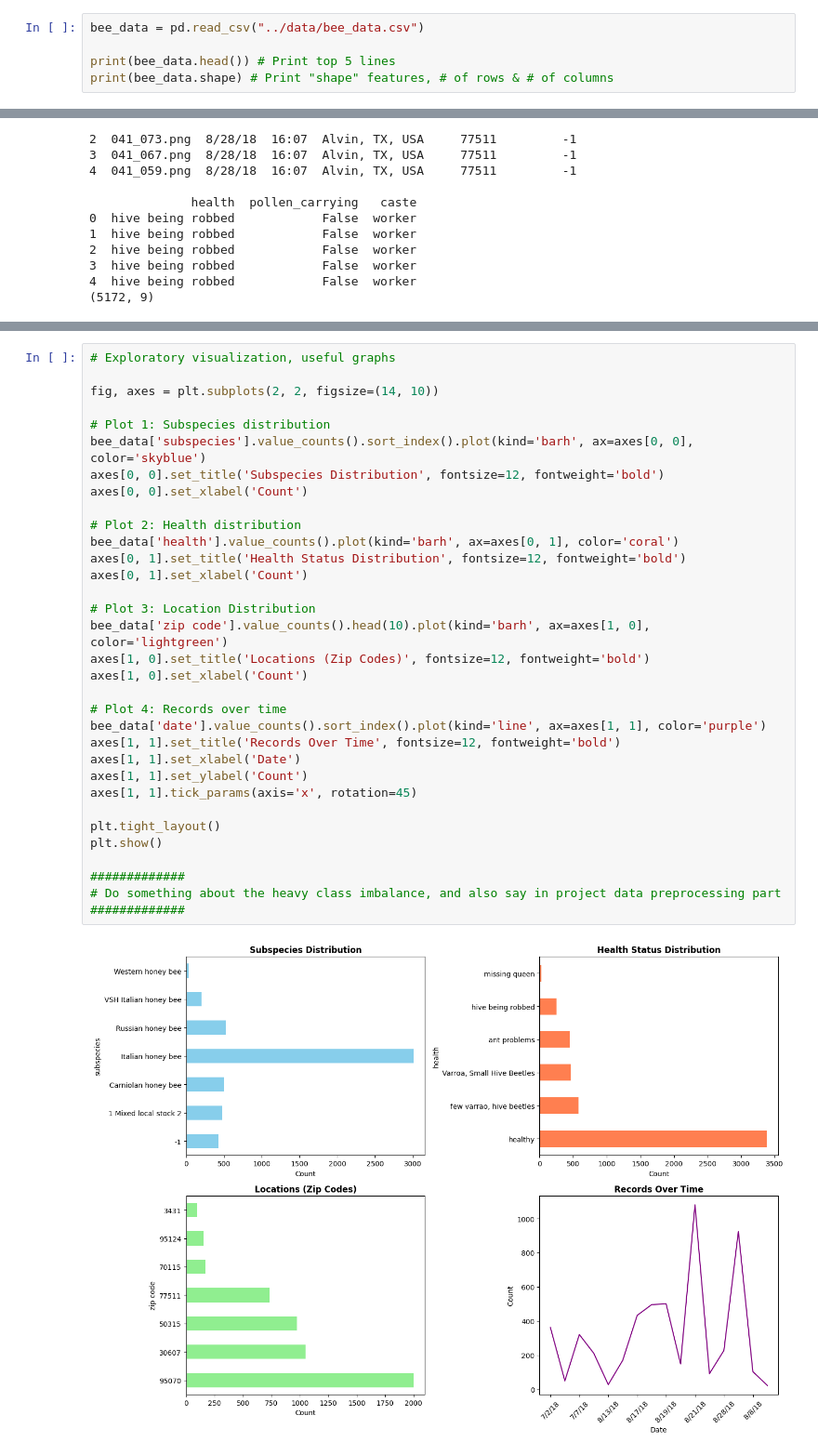
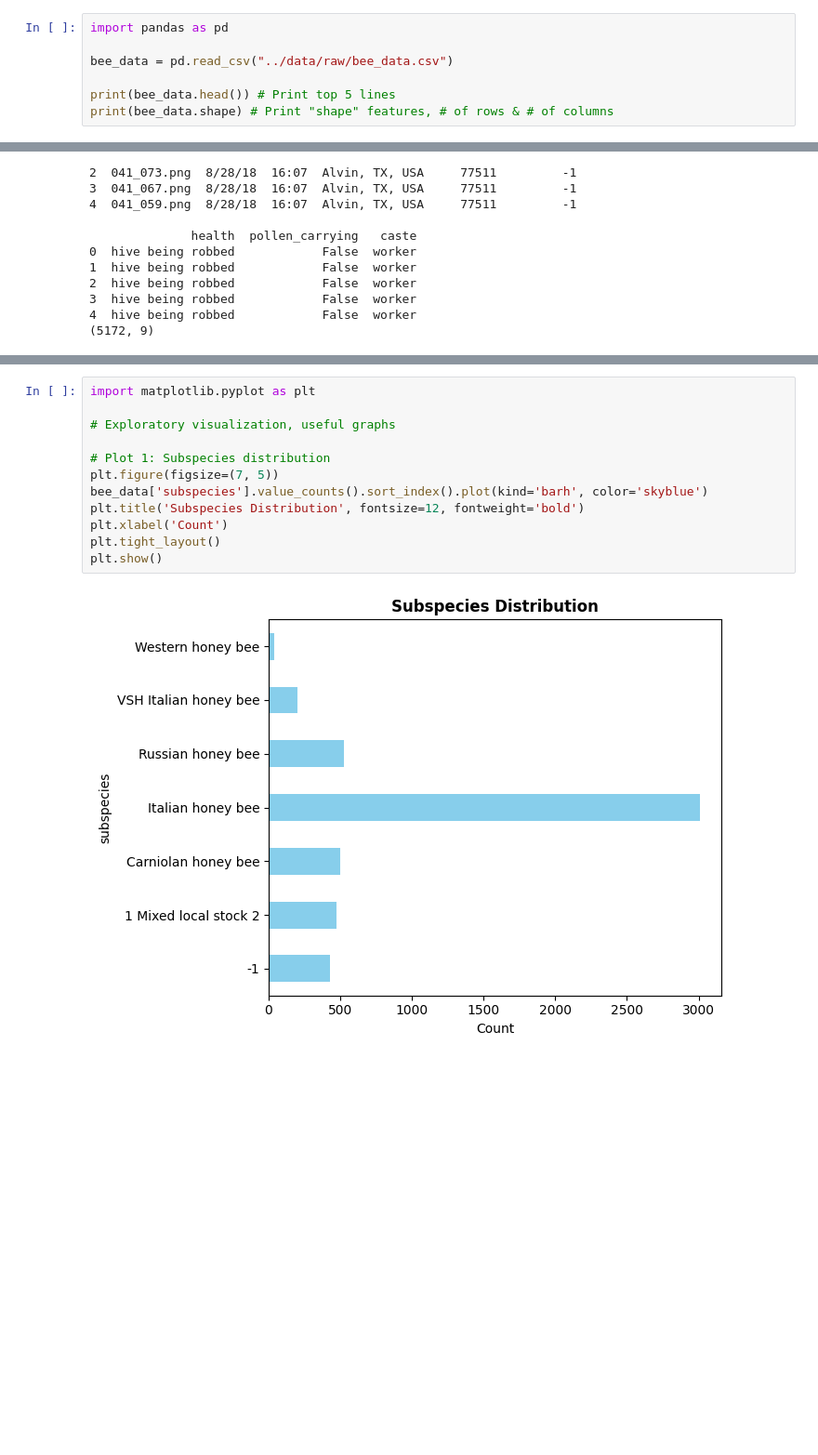
Before and after one commit to MarioP03/beeproject-cnn, a Jupyter notebook: notebooks/exploratory.ipynb, the cells around one changed output, grey strips where cells are left out. Shown at 93% size. Saved outputs shown, nothing was run; the diff lists cells and outputs as text; blank space fills up the shorter version.

```diff
--- a/notebooks/exploratory.ipynb
+++ b/notebooks/exploratory.ipynb
@@ -5,5 +1,7 @@ import matplotlib.pyplot as plt
 # %%
-bee_data = pd.read_csv("../data/bee_data.csv")
+import pandas as pd
+
+bee_data = pd.read_csv("../data/raw/bee_data.csv")
 
 print(bee_data.head()) # Print top 5 lines
 print(bee_data.shape) # Print "shape" features, # of rows & # of columns
@@ -159,37 +152,16 @@ Carniolan honey bee       501
 3  hive being robbed            False  worker
 4  hive being robbed            False  worker
 # %%
+import matplotlib.pyplot as plt
+
 # Exploratory visualization, useful graphs
 
-fig, axes = plt.subplots(2, 2, figsize=(14, 10))
-
 # Plot 1: Subspecies distribution
-bee_data['subspecies'].value_counts().sort_index().plot(kind='barh', ax=axes[0, 0], color='skyblue')
-axes[0, 0].set_title('Subspecies Distribution', fontsize=12, fontweight='bold')
-axes[0, 0].set_xlabel('Count')
-
-# Plot 2: Health distribution
-bee_data['health'].value_counts().plot(kind='barh', ax=axes[0, 1], color='coral')
-axes[0, 1].set_title('Health Status Distribution', fontsize=12, fontweight='bold')
-axes[0, 1].set_xlabel('Count')
-
-# Plot 3: Location Distribution
-bee_data['zip code'].value_counts().head(10).plot(kind='barh', ax=axes[1, 0], color='lightgreen')
-axes[1, 0].set_title('Locations (Zip Codes)', fontsize=12, fontweight='bold')
-axes[1, 0].set_xlabel('Count')
-
-# Plot 4: Records over time
-bee_data['date'].value_counts().sort_index().plot(kind='line', ax=axes[1, 1], color='purple')
-axes[1, 1].set_title('Records Over Time', fontsize=12, fontweight='bold')
-axes[1, 1].set_xlabel('Date')
-axes[1, 1].set_ylabel('Count')
-axes[1, 1].tick_params(axis='x', rotation=45)
-
+plt.figure(figsize=(7, 5))
+bee_data['subspecies'].value_counts().sort_index().plot(kind='barh', color='skyblue')
+plt.title('Subspecies Distribution', fontsize=12, fontweight='bold')
+plt.xlabel('Count')
 plt.tight_layout()
 plt.show()
-
-#############
-# Do something about the heavy class imbalance, and also say in project data preprocessing part
-#############
 # %% [output]
-[figure, old version]
+[figure, new version]
```
Also changed, not shown: parts of 15 cells of this notebook, 1 other file.
